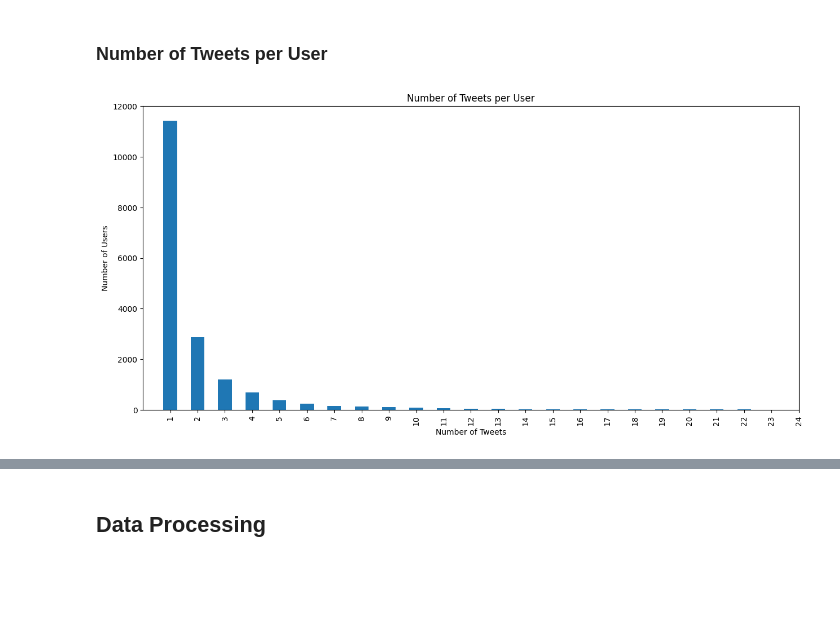
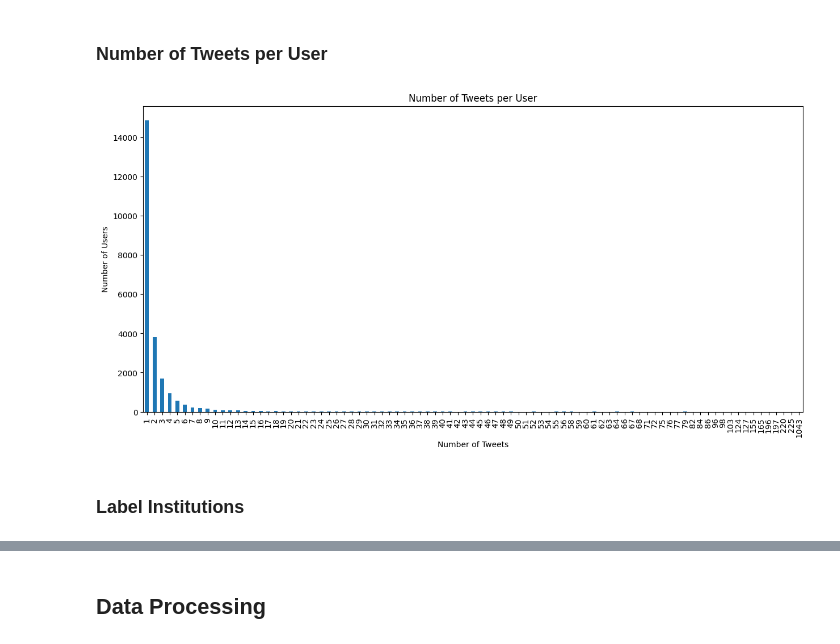
Before and after one commit to mrnz14/ItalyTwitterGenderViolence, a Jupyter notebook: research.ipynb, the cells around one changed output, grey strips where cells are left out. Drawn from its saved outputs; the diff is of its cells as text; code cells hidden in the pictures; blank space fills up the shorter version.

```diff
--- a/research.ipynb
+++ b/research.ipynb
@@ -50,10 +52,10 @@ You can now load the package via spacy.load('it_core_news_sm')
 This data frame comes from extensive and hard scraping on Nitter, one of the last available resources to scrape Twitter without rate limits and high expenses. However, because of the instability of the various instances, we are not sure the results will be easily replicated if trying to run again the twitter.ipynb script.
 # %%
 # read the data
-df = pd.read_csv('twitter_data.csv')
+df = pd.read_csv('twitter_data_ext.csv')
 # %%
 # drop the first column
-df.drop(columns=['Unnamed: 0'], inplace=True)
+# df.drop(columns=['Unnamed: 0'], inplace=True)
 df.head()
 # %% [output]
 |  | user | username | date | text | comments | retweets | quotes | likes |
@@ -116,7 +93,7 @@ df['date'] = df['date'].apply(lambda x: x + ' 2024' if len(x) < 10 else x)
 df['date'] = pd.to_datetime(df['date'])
 # %%
 # clean the text column
-df['text'] = df['text'].apply(lambda x: x.replace('\n', ' '))
+df['text'] = df['text'].apply(lambda x: str(x).replace('\n', ' '))
 # %%
 # first five rows
 df.head()
@@ -201,11 +179,11 @@ users_df['n_tweets'] = users_df['text'].apply(lambda x: len(x))
 # %%
 fig, ax = plt.subplots(figsize=(15, 7))
 users_df['n_tweets'].value_counts().sort_index().plot(kind='bar', ax=ax)
 ax.set_title('Number of Tweets per User')
 ax.set_xlabel('Number of Tweets')
 ax.set_ylabel('Number of Users')
-ax.set_xlim(-1, 23)
+# ax.set_xlim(-1, 23)
 
 plt.show()
 # %% [output]
-[figure, old version]
+[figure, new version]
@@ -211,0 +195,2 @@ plt.show()
+# %% [markdown]
+### Label Institutions
```
Also changed, not shown: parts of 49 cells of this notebook, 3 other files.
